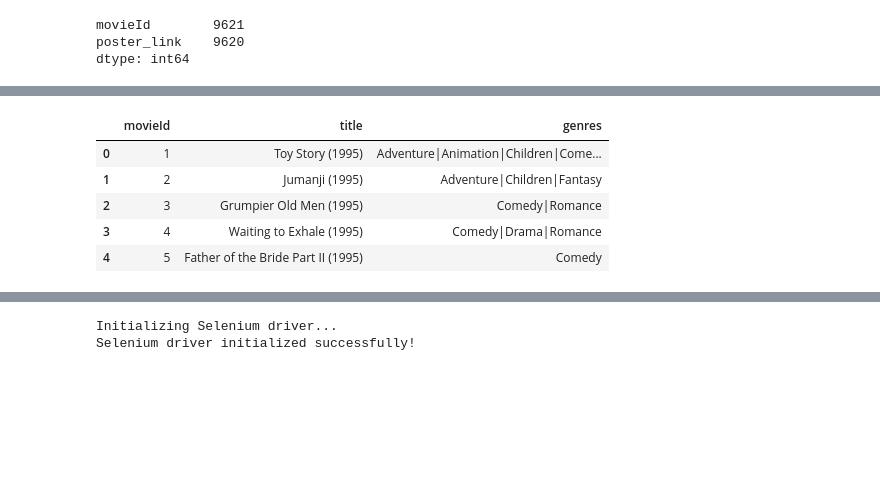
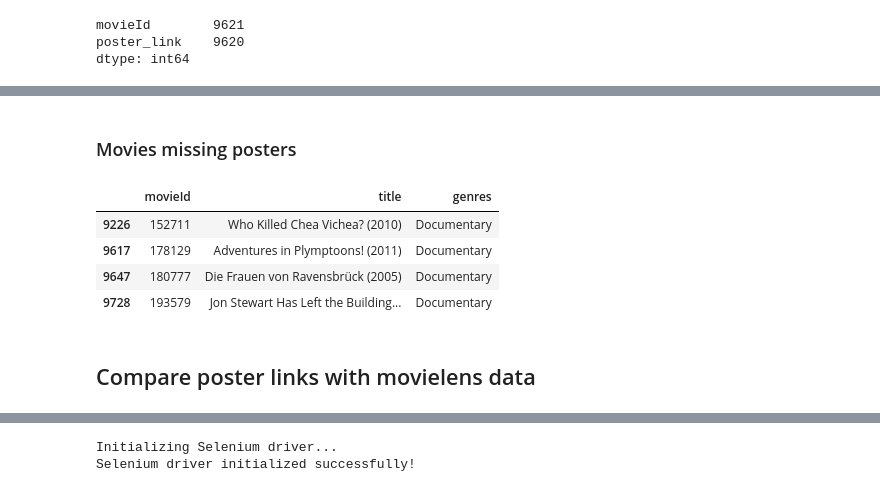
Before and after one commit to Donal-Flanagan/flix_recommender, a Jupyter notebook: notebooks/ETL/web_scraping_3_selenium.ipynb, the cells around one changed output, grey strips where cells are left out. Drawn from its saved outputs; the diff is of its cells as text; code cells hidden in the pictures; blank space fills up the shorter version.

```diff
--- a/notebooks/ETL/web_scraping_3_selenium.ipynb
+++ b/notebooks/ETL/web_scraping_3_selenium.ipynb
@@ -499,4 +516,8 @@ dtype: int64
 # %%
-movie_peeps = pd.read_csv('../data/ml-latest-small/movie_cast_and_crew.csv')
-movie_peeps.head()
+cast_and_crew_df = pd.read_csv('../data/tmdb/movie_cast_and_crew.csv')
+print("cast_and_crew_df.isna().sum():\n", cast_and_crew_df.isna().sum())
+print("\ncast_and_crew_df.shape: ", cast_and_crew_df.shape)
+print("\ncast_and_crew_df.movieId.nunique(): ", cast_and_crew_df.movieId.nunique())
+
+cast_and_crew_df.head()
 # %% [output]
@@ -507,5 +537,10 @@ movie_peeps.head()
 | 3 | 1 | Andrew Stanton | Story |
 | 4 | 1 | Joel Cohen | Screenplay |
 # %%
-movie_peeps.movieId.nunique()
+poster_links_df = pd.read_csv('../data/tmdb/poster_links.csv')
+print("poster_links_df.isna().sum():\n", poster_links_df.isna().sum())
+print("\nposter_links_df.shape: ", poster_links_df.shape)
+print("\nposter_links_df.movieId.nunique(): ", poster_links_df.movieId.nunique())
+
+poster_links_df.head()
 # %% [output]
@@ -514,0 +586,16 @@ scraper.close()
+# %%
+poster_movie_ids = set(poster_links_df.movieId.unique())
+crew_movie_ids = set(cast_and_crew_df.movieId.unique())
+
+# Find movieIds missing in each DataFrame
+crew_ids_missing_in_posters = crew_movie_ids - poster_movie_ids
+poster_ids_missing_in_crew = poster_movie_ids - crew_movie_ids
+
+crew_ids_missing_in_posters_df = pd.DataFrame({'movieId': list(crew_ids_missing_in_posters)})
+poster_ids_missing_in_crew_df = pd.DataFrame({'movieId': list(poster_ids_missing_in_crew)})
+
+print("Movies in cast_and_crew_df but missing in poster_links_df:")
+print(crew_ids_missing_in_posters_df)
+
+print("\nMovies in poster_links_df but missing in cast_and_crew_df:")
+print(poster_ids_missing_in_crew_df)
@@ -515,11 +614,13 @@ scraper.close()
+# %% [markdown]
+### Movies missing posters
 # %%
-movies_df = pd.read_csv('../data/ml-latest-small/movies.csv')
-movies_df.head()
+movies_df[movies_df.movieId.isin(crew_ids_missing_in_posters_df.movieId)]
 # %% [output]
 |  | movieId | title | genres |
-| 0 | 1 | Toy Story (1995) | Adventure|Animation|Children|Come... |
-| 1 | 2 | Jumanji (1995) | Adventure|Children|Fantasy |
-| 2 | 3 | Grumpier Old Men (1995) | Comedy|Romance |
-| 3 | 4 | Waiting to Exhale (1995) | Comedy|Drama|Romance |
-| 4 | 5 | Father of the Bride Part II (1995) | Comedy |
+| 9226 | 152711 | Who Killed Chea Vichea? (2010) | Documentary |
+| 9617 | 178129 | Adventures in Plymptoons! (2011) | Documentary |
+| 9647 | 180777 | Die Frauen von Ravensbrück (2005) | Documentary |
+| 9728 | 193579 | Jon Stewart Has Left the Building... | Documentary |
+# %% [markdown]
+## Compare poster links with movielens data
 # %%
```
Also changed, not shown: parts of 13 cells of this notebook.
